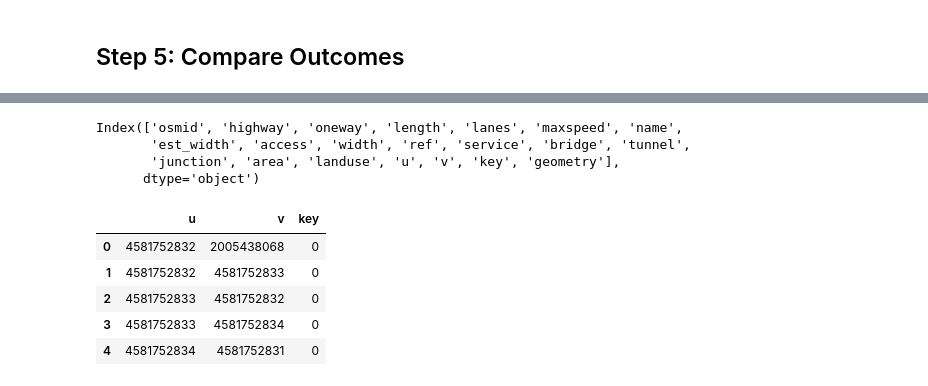
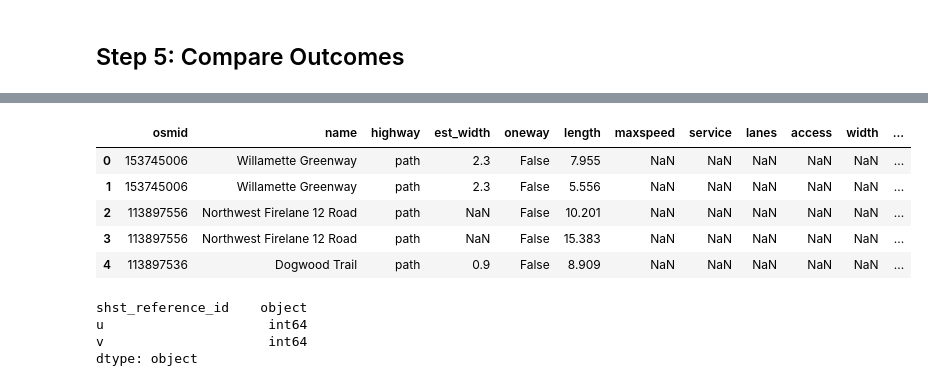
Before and after one commit to DavidOry/osm-extract-validator, a Jupyter notebook: osmnx_extract.ipynb, the cells around one changed output, grey strips where cells are left out. Cells and saved outputs as stored; diff of their text form; code cells hidden in the pictures.

```diff
--- a/osmnx_extract.ipynb
+++ b/osmnx_extract.ipynb
@@ -277,17 +208,9 @@ shst_df.head()
-# %%
-# this is from OSMnx
-osmnx_gdf.columns
-# %% [output]
-Index(['osmid', 'highway', 'oneway', 'length', 'lanes', 'maxspeed', 'name',
-       'est_width', 'access', 'width', 'ref', 'service', 'bridge', 'tunnel',
-       'junction', 'area', 'landuse', 'u', 'v', 'key', 'geometry'],
-      dtype='object')
 # %%
-osmnx_gdf[['u', 'v', 'key']].head()
+osmnx_gdf.head()
 # %% [output]
-|  | u | v | key |
-| 0 | 4581752832 | 2005438068 | 0 |
-| 1 | 4581752832 | 4581752833 | 0 |
-| 2 | 4581752833 | 4581752832 | 0 |
-| 3 | 4581752833 | 4581752834 | 0 |
-| 4 | 4581752834 | 4581752831 | 0 |
+|  | osmid | name | highway | est_width | oneway | length | maxspeed | service | lanes | access | width | ... |
+| 0 | 153745006 | Willamette Greenway | path | 2.3 | False | 7.955 | NaN | NaN | NaN | NaN | NaN | ... |
+| 1 | 153745006 | Willamette Greenway | path | 2.3 | False | 5.556 | NaN | NaN | NaN | NaN | NaN | ... |
+| 2 | 113897556 | Northwest Firelane 12 Road | path | NaN | False | 10.201 | NaN | NaN | NaN | NaN | NaN | ... |
+| 3 | 113897556 | Northwest Firelane 12 Road | path | NaN | False | 15.383 | NaN | NaN | NaN | NaN | NaN | ... |
+| 4 | 113897536 | Dogwood Trail | path | 0.9 | False | 8.909 | NaN | NaN | NaN | NaN | NaN | ... |
@@ -298,0 +217,9 @@ osm_link_df.columns
+# %%
+shst_df['u'] = shst_df['u'].astype(int)
+shst_df['v'] = shst_df['v'].astype(int)
+shst_df.dtypes
+# %% [output]
+shst_reference_id    object
+u                     int64
+v                     int64
+dtype: object
```
Also changed, not shown: parts of 31 cells of this notebook, 2 other files.
